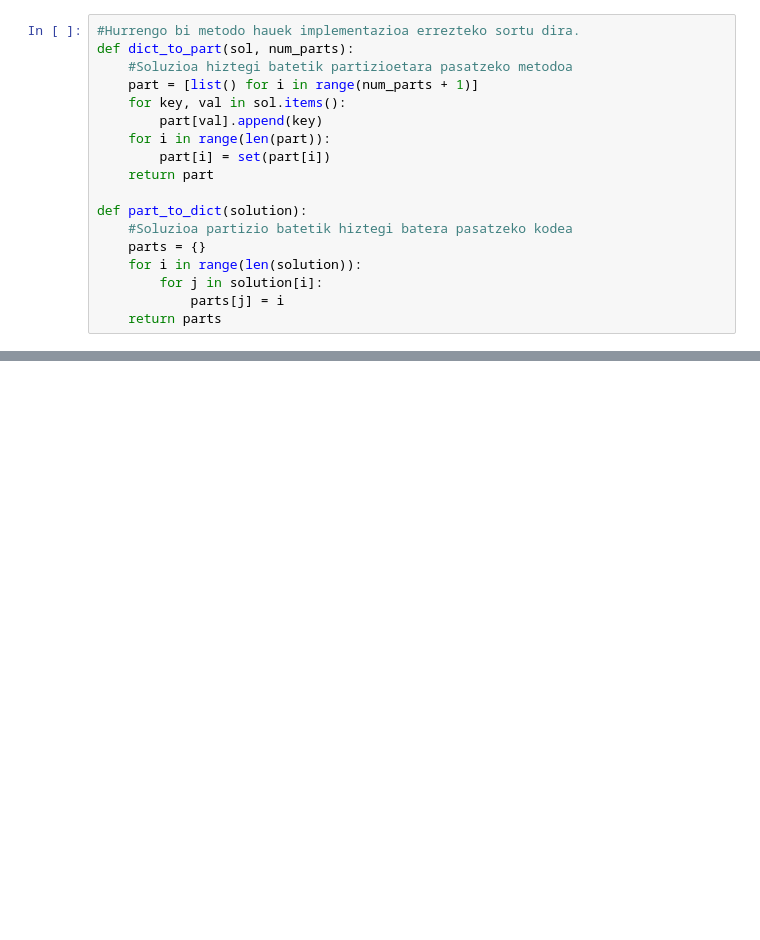
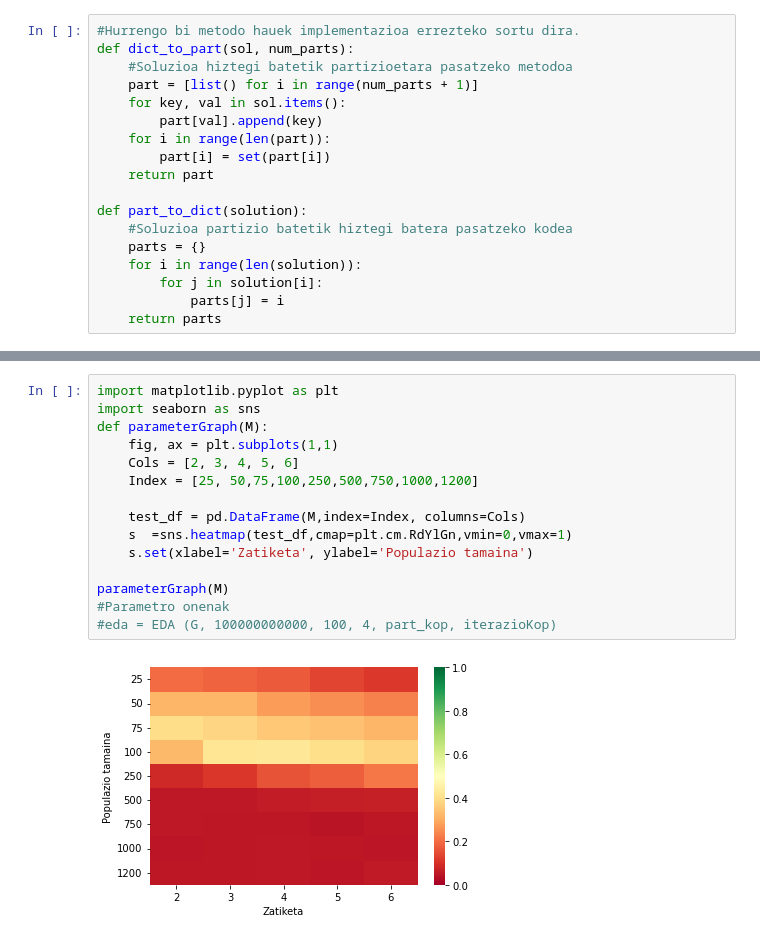
Before and after one commit to LukasArana/ComunityDetection, a Jupyter notebook: CDP_2_fasea_ikasle.ipynb, the cells around one changed output, grey strips where cells are left out. Saved outputs shown, nothing was run; the diff lists cells and outputs as text; blank space fills up the shorter version.

```diff
--- a/CDP_2_fasea_ikasle.ipynb
+++ b/CDP_2_fasea_ikasle.ipynb
@@ -384,0 +579,17 @@ KeyboardInterrupt:
+# %%
+import matplotlib.pyplot as plt
+import seaborn as sns
+def parameterGraph(M):
+    fig, ax = plt.subplots(1,1)
+    Cols = [2, 3, 4, 5, 6]
+    Index = [25, 50,75,100,250,500,750,1000,1200]
+
+    test_df = pd.DataFrame(M,index=Index, columns=Cols)
+    s  =sns.heatmap(test_df,cmap=plt.cm.RdYlGn,vmin=0,vmax=1)
+    s.set(xlabel='Zatiketa', ylabel='Populazio tamaina')
+
+parameterGraph(M)
+#Parametro onenak
+#eda = EDA (G, 100000000000, 100, 4, part_kop, iterazioKop)
+# %% [output]
+[figure, added]
```
Also changed, not shown: parts of 41 cells of this notebook, 21 other files.
